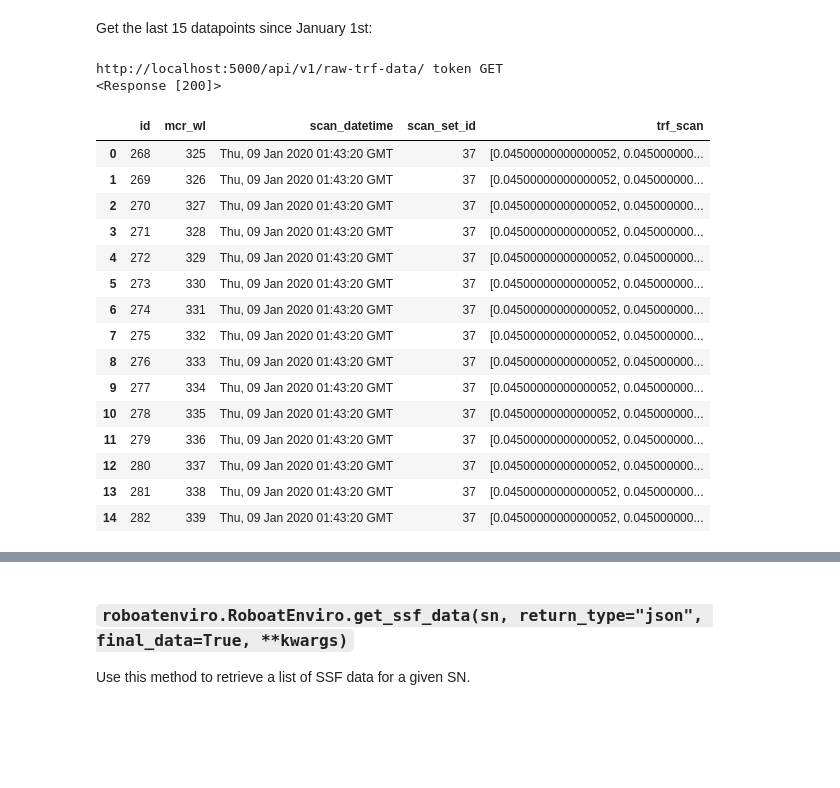
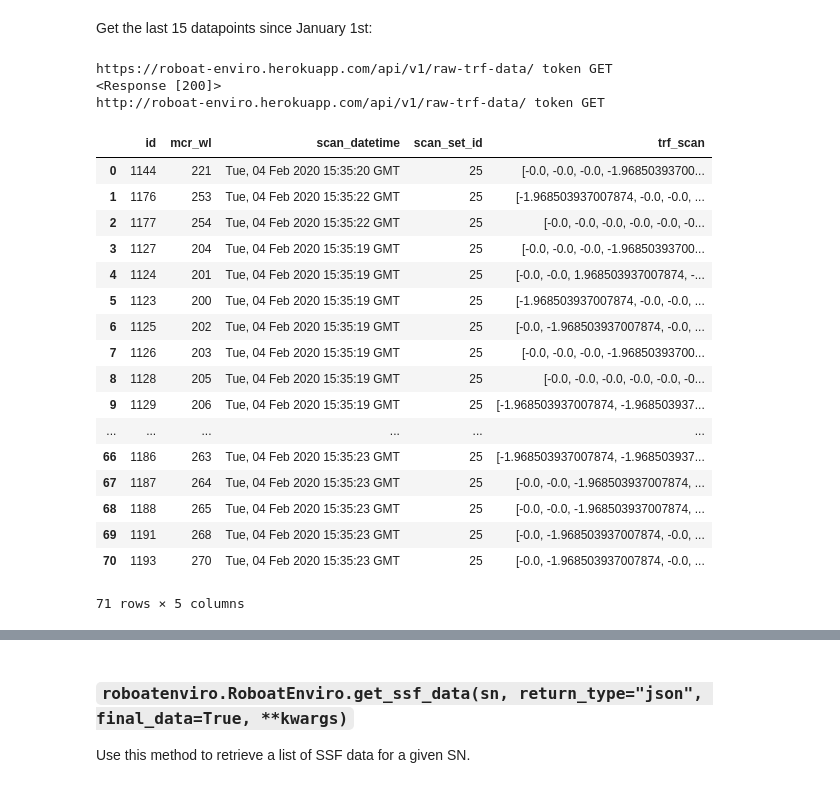
Before and after one commit to drewmee/py-roboat-enviro, a Jupyter notebook: docs/introduction.ipynb, the cells around one changed output, grey strips where cells are left out. Drawn from its saved outputs; the diff is of its cells as text; code cells hidden in the pictures; blank space fills up the shorter version.

```diff
--- a/docs/introduction.ipynb
+++ b/docs/introduction.ipynb
@@ -85,7 +90,8 @@ token = "token"
 # set up the roboatenviro.RoboatEnviro object
 # here, we are also going to manually set the endpoint because I am doing this tutorial on
 # localhost...
-api = roboatenviro.RoboatEnviro(token=token, endpoint="http://localhost:5000/api/")
+#api = roboatenviro.RoboatEnviro(token=token, endpoint="http://localhost:5000/api/")
+api = roboatenviro.RoboatEnviro(token=token, endpoint="https://roboat-enviro.herokuapp.com/api/")
 # %% [markdown]
 ## `roboatenviro.RoboatEnviro(*args, **kwargs)`
 
@@ -195,10 +274,27 @@ df["scan_datetime"] = datetime.utcnow().isoformat()
 df.drop(["sensor_sn"], axis=1, inplace=True)
 params = {
     "sensor_sn": "SN001",
+    "start_datetime": df["scan_datetime"].min(),
+    "end_datetime": df["scan_datetime"].max(),
     "start_wl": int(df["mcr_wl"].min()),
     "end_wl": int(df["mcr_wl"].max()),
-    "start_datetime": df["scan_datetime"].min(),
-    "end_datetime": df["scan_datetime"].max()
+    "pico_trig_channel": "Aux",
+    "pico_trig_thresh": 0,
+    "pico_trig_dir": 0,
+    "pico_trig_delay": 0,
+    "pico_autotrig_timeout": 0,
+    "pico_pre_trig_samples": 0,
+    "pico_post_trig_samples": 0,
+    "pico_sampling_channel": "A",
+    "pico_coupling_type": 0,
+    "pico_voltage_range": 0,
+    "pico_analog_offset": 0,
+    "pico_bandwidth_limiter": 0,
+    "pico_num_blocks": 0,
+    "pico_timebase": 0,
+    "mcr_serial_num": "test",
+    "mcr_grating": 0,
+    "mcr_units": "um",
 }
 scan_set = api.add_trf_scan_set(params=params)
 scan_set = json.loads(scan_set.text)
@@ -282,25 +410,28 @@ http://localhost:5000/api/v1/raw-trf-data/ token GET
 Get the last 15 datapoints since January 1st:
 # %%
 display(api.get_trf_data(sn="SN001", return_type="dataframe",
-                 params=dict(filter="scan_datetime,gt,2020-01-08 17:46:19", limit=15)))
+                 params=dict(filter="scan_datetime,gt,2020-2-4 15:35:18", limit=1000)))
 # %% [output]
-http://localhost:5000/api/v1/raw-trf-data/ token GET
+https://roboat-enviro.herokuapp.com/api/v1/raw-trf-data/ token GET
 <Response [200]>
+http://roboat-enviro.herokuapp.com/api/v1/raw-trf-data/ token GET
 |  | id | mcr_wl | scan_datetime | scan_set_id | trf_scan |
-| 0 | 268 | 325 | Thu, 09 Jan 2020 01:43:20 GMT | 37 | [0.04500000000000052, 0.045000000... |
-| 1 | 269 | 326 | Thu, 09 Jan 2020 01:43:20 GMT | 37 | [0.04500000000000052, 0.045000000... |
-| 2 | 270 | 327 | Thu, 09 Jan 2020 01:43:20 GMT | 37 | [0.04500000000000052, 0.045000000... |
-| 3 | 271 | 328 | Thu, 09 Jan 2020 01:43:20 GMT | 37 | [0.04500000000000052, 0.045000000... |
-| 4 | 272 | 329 | Thu, 09 Jan 2020 01:43:20 GMT | 37 | [0.04500000000000052, 0.045000000... |
-| 5 | 273 | 330 | Thu, 09 Jan 2020 01:43:20 GMT | 37 | [0.04500000000000052, 0.045000000... |
-| 6 | 274 | 331 | Thu, 09 Jan 2020 01:43:20 GMT | 37 | [0.04500000000000052, 0.045000000... |
-| 7 | 275 | 332 | Thu, 09 Jan 2020 01:43:20 GMT | 37 | [0.04500000000000052, 0.045000000... |
-| 8 | 276 | 333 | Thu, 09 Jan 2020 01:43:20 GMT | 37 | [0.04500000000000052, 0.045000000... |
-| 9 | 277 | 334 | Thu, 09 Jan 2020 01:43:20 GMT | 37 | [0.04500000000000052, 0.045000000... |
-| 10 | 278 | 335 | Thu, 09 Jan 2020 01:43:20 GMT | 37 | [0.04500000000000052, 0.045000000... |
-| 11 | 279 | 336 | Thu, 09 Jan 2020 01:43:20 GMT | 37 | [0.04500000000000052, 0.045000000... |
-| 12 | 280 | 337 | Thu, 09 Jan 2020 01:43:20 GMT | 37 | [0.04500000000000052, 0.045000000... |
-| 13 | 281 | 338 | Thu, 09 Jan 2020 01:43:20 GMT | 37 | [0.04500000000000052, 0.045000000... |
-| 14 | 282 | 339 | Thu, 09 Jan 2020 01:43:20 GMT | 37 | [0.04500000000000052, 0.045000000... |
+| 0 | 1144 | 221 | Tue, 04 Feb 2020 15:35:20 GMT | 25 | [-0.0, -0.0, -0.0, -1.96850393700... |
+| 1 | 1176 | 253 | Tue, 04 Feb 2020 15:35:22 GMT | 25 | [-1.968503937007874, -0.0, -0.0, ... |
+| 2 | 1177 | 254 | Tue, 04 Feb 2020 15:35:22 GMT | 25 | [-0.0, -0.0, -0.0, -0.0, -0.0, -0... |
+| 3 | 1127 | 204 | Tue, 04 Feb 2020 15:35:19 GMT | 25 | [-0.0, -0.0, -0.0, -1.96850393700... |
+| 4 | 1124 | 201 | Tue, 04 Feb 2020 15:35:19 GMT | 25 | [-0.0, -0.0, 1.968503937007874, -... |
+| 5 | 1123 | 200 | Tue, 04 Feb 2020 15:35:19 GMT | 25 | [-1.968503937007874, -0.0, -0.0, ... |
+| 6 | 1125 | 202 | Tue, 04 Feb 2020 15:35:19 GMT | 25 | [-0.0, -1.968503937007874, -0.0, ... |
+| 7 | 1126 | 203 | Tue, 04 Feb 2020 15:35:19 GMT | 25 | [-0.0, -0.0, -0.0, -1.96850393700... |
+| 8 | 1128 | 205 | Tue, 04 Feb 2020 15:35:19 GMT | 25 | [-0.0, -0.0, -0.0, -0.0, -0.0, -0... |
+| 9 | 1129 | 206 | Tue, 04 Feb 2020 15:35:19 GMT | 25 | [-1.968503937007874, -1.968503937... |
+| ... | ... | ... | ... | ... | ... |
+| 66 | 1186 | 263 | Tue, 04 Feb 2020 15:35:23 GMT | 25 | [-1.968503937007874, -1.968503937... |
+| 67 | 1187 | 264 | Tue, 04 Feb 2020 15:35:23 GMT | 25 | [-0.0, -0.0, -1.968503937007874, ... |
+| 68 | 1188 | 265 | Tue, 04 Feb 2020 15:35:23 GMT | 25 | [-0.0, -0.0, -1.968503937007874, ... |
+| 69 | 1191 | 268 | Tue, 04 Feb 2020 15:35:23 GMT | 25 | [-0.0, -1.968503937007874, -0.0, ... |
+| 70 | 1193 | 270 | Tue, 04 Feb 2020 15:35:23 GMT | 25 | [-0.0, -1.968503937007874, -0.0, ... |
+71 rows × 5 columns
 # %%
 #api.delete_trf_scan_sets() #TODO
```
Also changed, not shown: parts of 40 cells of this notebook, 3 other files.
